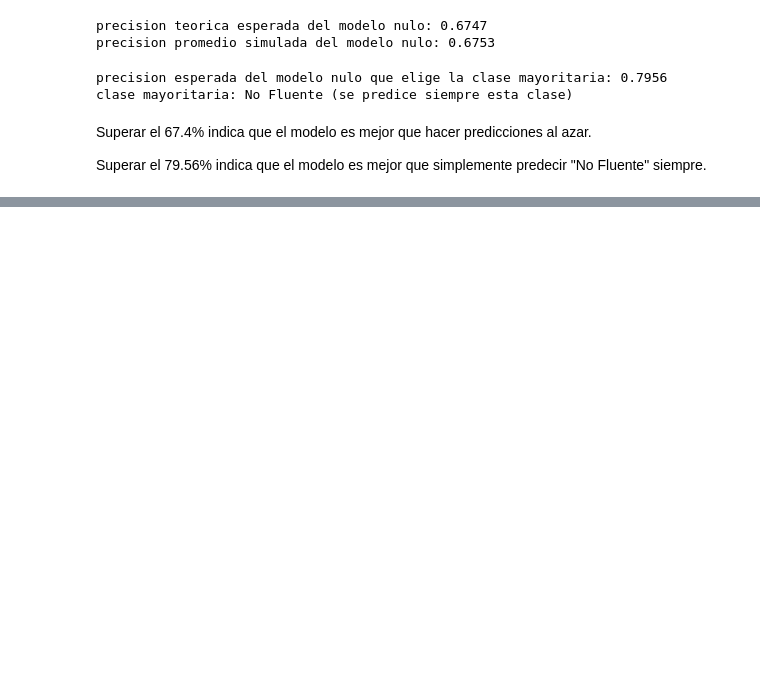
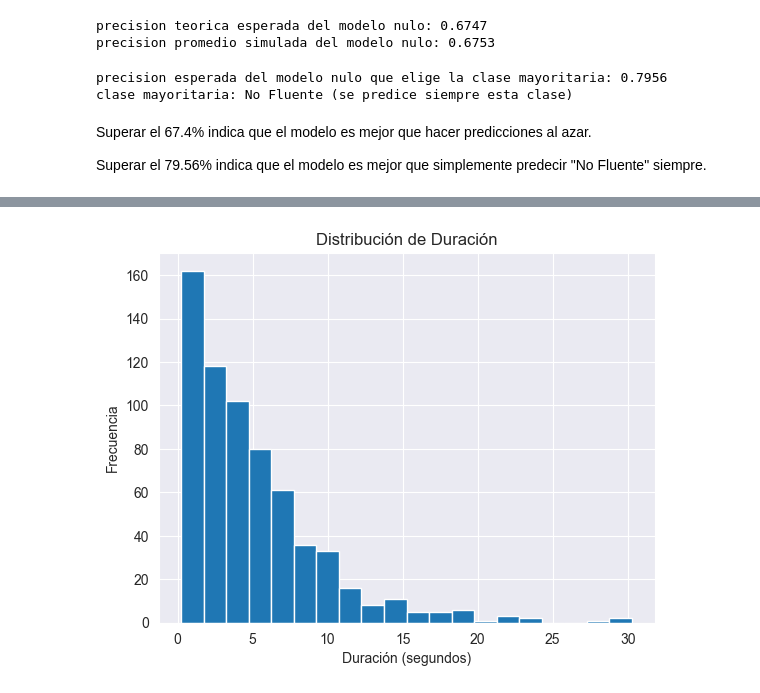
Before and after one commit to monirome/afasia_catalan, a Jupyter notebook: 2.analisis_datos.ipynb, the cells around one changed output, grey strips where cells are left out. Cells and saved outputs as stored; diff of their text form; code cells hidden in the pictures; blank space fills up the shorter version.

```diff
--- a/2.analisis_datos.ipynb
+++ b/2.analisis_datos.ipynb
@@ -313,0 +330,9 @@ Index(['Inicio', 'Fin', 'Marca', 'sex', 'Edat', 'Transcrip_name', 'QA',
+# %%
+# Histograma de la duración de los audios
+plt.hist(df_aphbank['Duración'], bins=20)
+plt.title('Distribución de Duración')
+plt.xlabel('Duración (segundos)')
+plt.ylabel('Frecuencia')
+plt.show()
+# %% [output]
+[figure, added]
```
Also changed, not shown: parts of 19 cells of this notebook.
